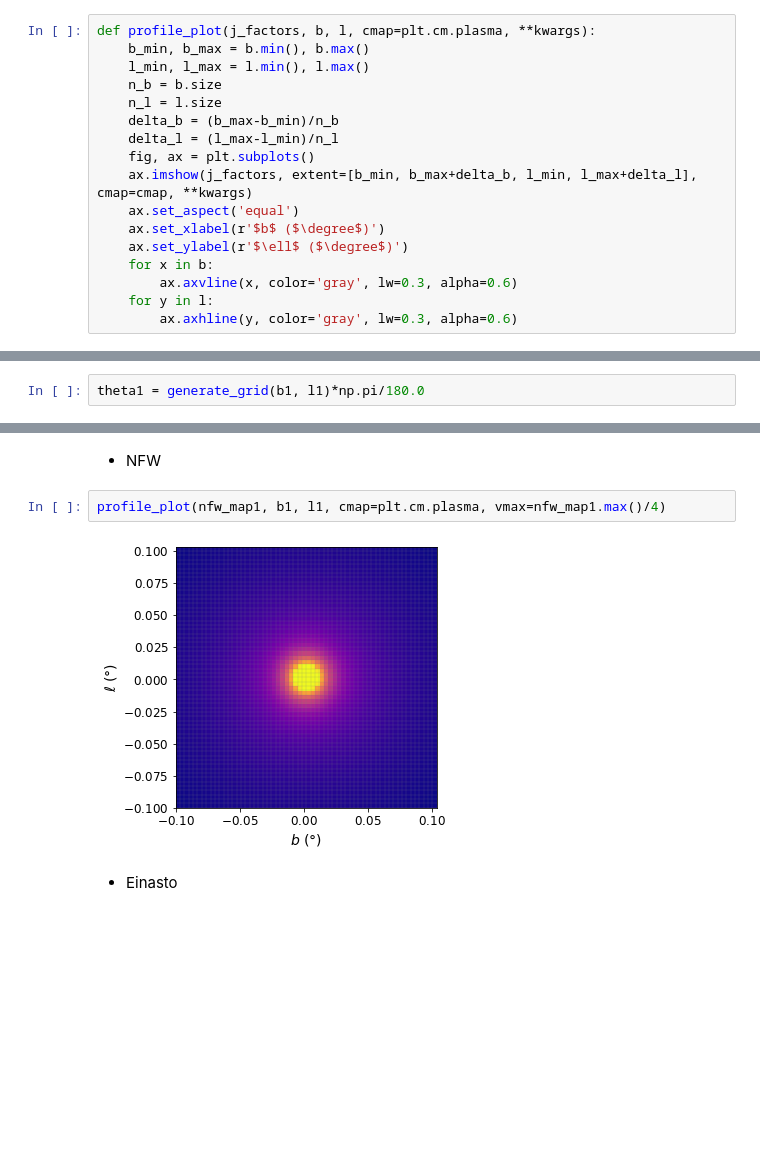
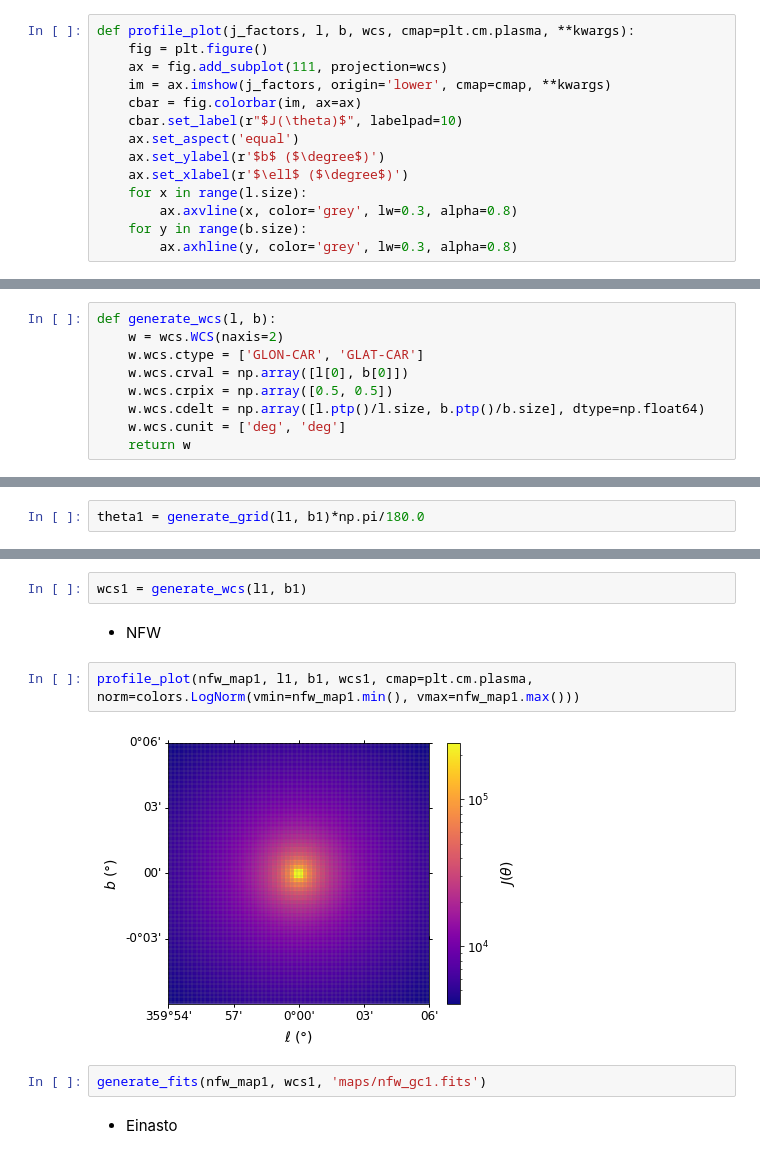
Before and after one commit to mpotto/astroph, a Jupyter notebook: assignments/j-factors-maps.ipynb, the cells around one changed output, grey strips where cells are left out. Saved outputs shown, nothing was run; the diff lists cells and outputs as text; blank space fills up the shorter version.

Commit message:
update j-factors-maps

```diff
--- a/assignments/j-factors-maps.ipynb
+++ b/assignments/j-factors-maps.ipynb
@@ -20,19 +23,16 @@ def generate_grid(b, l):
 # %% [markdown]
 #### Plot profiles
 # %%
-def profile_plot(j_factors, b, l, cmap=plt.cm.plasma, **kwargs):
-    b_min, b_max = b.min(), b.max()
-    l_min, l_max = l.min(), l.max()
-    n_b = b.size
-    n_l = l.size
-    delta_b = (b_max-b_min)/n_b
-    delta_l = (l_max-l_min)/n_l
-    fig, ax = plt.subplots()
-    ax.imshow(j_factors, extent=[b_min, b_max+delta_b, l_min, l_max+delta_l], cmap=cmap, **kwargs)
+def profile_plot(j_factors, l, b, wcs, cmap=plt.cm.plasma, **kwargs):
+    fig = plt.figure()
+    ax = fig.add_subplot(111, projection=wcs)
+    im = ax.imshow(j_factors, origin='lower', cmap=cmap, **kwargs)
+    cbar = fig.colorbar(im, ax=ax)
+    cbar.set_label(r"$J(\theta)$", labelpad=10)
     ax.set_aspect('equal')
-    ax.set_xlabel(r'$b$ ($\degree$)')
-    ax.set_ylabel(r'$\ell$ ($\degree$)')
-    for x in b:
-        ax.axvline(x, color='gray', lw=0.3, alpha=0.6)
-    for y in l:
-        ax.axhline(y, color='gray', lw=0.3, alpha=0.6)
+    ax.set_ylabel(r'$b$ ($\degree$)')
+    ax.set_xlabel(r'$\ell$ ($\degree$)')
+    for x in range(l.size):
+        ax.axvline(x, color='grey', lw=0.3, alpha=0.8)
+    for y in range(b.size):
+        ax.axhline(y, color='grey', lw=0.3, alpha=0.8)
@@ -38,0 +41,9 @@ def profile_plot(j_factors, b, l, cmap=plt.cm.plasma, **kwargs):
+# %%
+def generate_wcs(l, b):
+    w = wcs.WCS(naxis=2)
+    w.wcs.ctype = ['GLON-CAR', 'GLAT-CAR']
+    w.wcs.crval = np.array([l[0], b[0]])
+    w.wcs.crpix = np.array([0.5, 0.5])
+    w.wcs.cdelt = np.array([l.ptp()/l.size, b.ptp()/b.size], dtype=np.float64)
+    w.wcs.cunit = ['deg', 'deg']
+    return w
@@ -60,7 +78,7 @@ b_min1, b_max1, l_min1, l_max1 = -0.1, 0.1, -0.1, 0.1
 b1 = np.linspace(b_min1, b_max1, n1)
 l1 = np.linspace(l_min1, l_max1, n1)
 # %%
-theta1 = generate_grid(b1, l1)*np.pi/180.0
+theta1 = generate_grid(l1, b1)*np.pi/180.0
 # %%
 nfw_map1 = nfw.j_factor_map(theta1, epsrel=1e-3)
 # %%
@@ -76,9 +96,13 @@ moore_map1 = moore.j_factor_map(theta1, epsrel=1e-3)
+# %%
+wcs1 = generate_wcs(l1, b1)
 # %% [markdown]
 * NFW
 # %%
-profile_plot(nfw_map1, b1, l1, cmap=plt.cm.plasma, vmax=nfw_map1.max()/4)
+profile_plot(nfw_map1, l1, b1, wcs1, cmap=plt.cm.plasma, norm=colors.LogNorm(vmin=nfw_map1.min(), vmax=nfw_map1.max()))
 # %% [output]
-[figure, old version]
+[figure, new version]
+# %%
+generate_fits(nfw_map1, wcs1, 'maps/nfw_gc1.fits')
 # %% [markdown]
 * Einasto
 # %%
```
Also changed, not shown: parts of 43 cells of this notebook, 3 other files.
